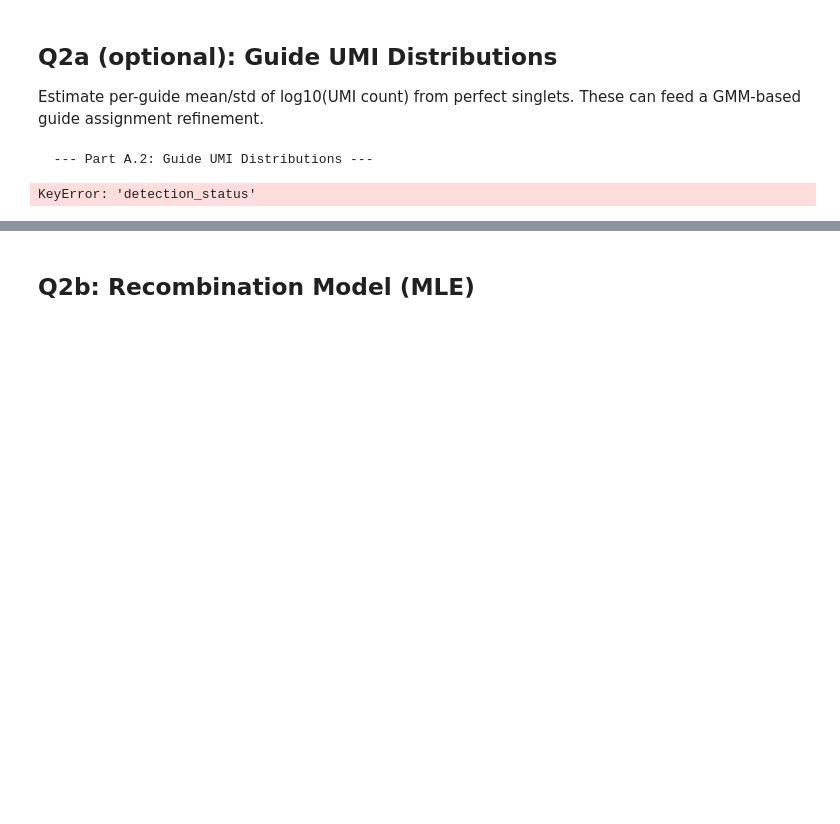
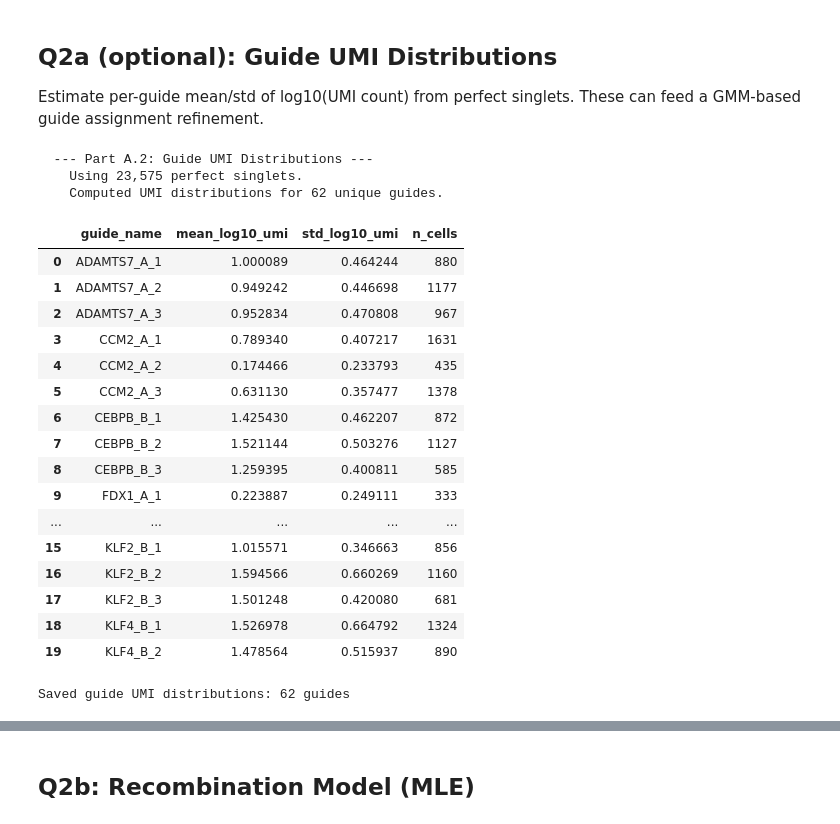
Before and after one commit to jhjiang2020/CSM_ccperturbseq, a Jupyter notebook: scripts/qc_analysis.ipynb, the cells around one changed output, grey strips where cells are left out. Saved outputs shown, nothing was run; the diff lists cells and outputs as text; code cells hidden in the pictures; blank space fills up the shorter version.

```diff
--- a/scripts/qc_analysis.ipynb
+++ b/scripts/qc_analysis.ipynb
@@ -182,12 +185,31 @@ plt.show()
 Estimate per-guide mean/std of log10(UMI count) from perfect singlets.
 These can feed a GMM-based guide assignment refinement.
 # %%
-guide_dist_df = q2.compute_guide_umi_distributions(umi_df, assignment_df)
+guide_dist_df = q2.compute_guide_umi_distributions(assignment_df, umi_df)
 display(guide_dist_df.head(20))
 
 # Save
-#guide_dist_df.to_csv(os.path.join(qc_out_dir, 'q2_guide_umi_distributions.csv'), index=False)
-#print(f"Saved guide UMI distributions: {len(guide_dist_df)} guides")
+guide_dist_df.to_csv(os.path.join(qc_out_dir, 'q2_guide_umi_distributions.csv'), index=False)
+print(f"Saved guide UMI distributions: {len(guide_dist_df)} guides")
 # %% [output]
   --- Part A.2: Guide UMI Distributions ---
+    Using 23,575 perfect singlets.
+    Computed UMI distributions for 62 unique guides.
+|  | guide_name | mean_log10_umi | std_log10_umi | n_cells |
+| 0 | ADAMTS7_A_1 | 1.000089 | 0.464244 | 880 |
+| 1 | ADAMTS7_A_2 | 0.949242 | 0.446698 | 1177 |
+| 2 | ADAMTS7_A_3 | 0.952834 | 0.470808 | 967 |
+| 3 | CCM2_A_1 | 0.789340 | 0.407217 | 1631 |
+| 4 | CCM2_A_2 | 0.174466 | 0.233793 | 435 |
+| 5 | CCM2_A_3 | 0.631130 | 0.357477 | 1378 |
+| 6 | CEBPB_B_1 | 1.425430 | 0.462207 | 872 |
+| 7 | CEBPB_B_2 | 1.521144 | 0.503276 | 1127 |
+| 8 | CEBPB_B_3 | 1.259395 | 0.400811 | 585 |
+| 9 | FDX1_A_1 | 0.223887 | 0.249111 | 333 |
+| ... | ... | ... | ... | ... |
+| 15 | KLF2_B_1 | 1.015571 | 0.346663 | 856 |
+| 16 | KLF2_B_2 | 1.594566 | 0.660269 | 1160 |
+| 17 | KLF2_B_3 | 1.501248 | 0.420080 | 681 |
+| 18 | KLF4_B_1 | 1.526978 | 0.664792 | 1324 |
+| 19 | KLF4_B_2 | 1.478564 | 0.515937 | 890 |
-KeyError: 'detection_status'
+Saved guide UMI distributions: 62 guides
```
Also changed, not shown: parts of 14 cells of this notebook, 8 other files.
